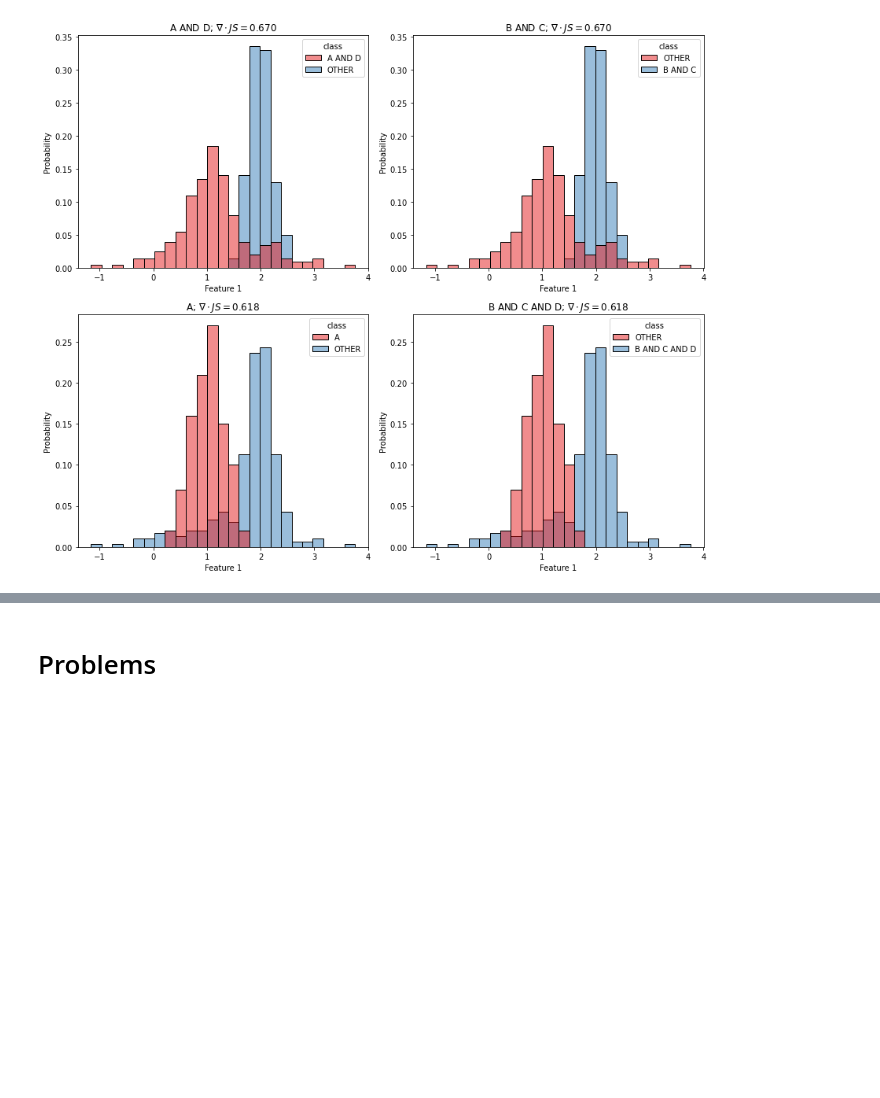
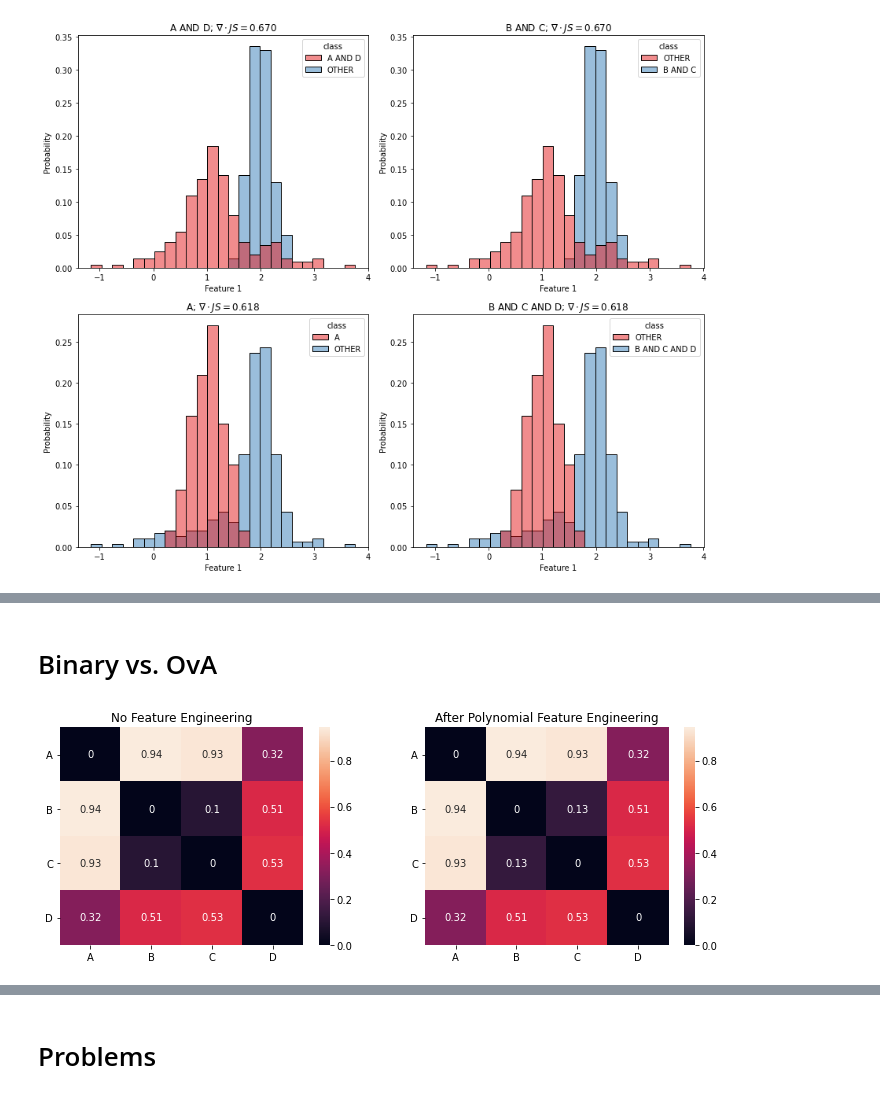
Before and after one commit to nathan-mahynski/nathan-mahynski.github.io, a Jupyter notebook: _tutorials/jensen_shannon/jensen_shannon.ipynb, the cells around one changed output, grey strips where cells are left out. Drawn from its saved outputs; the diff is of its cells as text; code cells hidden in the pictures; blank space fills up the shorter version.

```diff
--- a/_tutorials/jensen_shannon/jensen_shannon.ipynb
+++ b/_tutorials/jensen_shannon/jensen_shannon.ipynb
@@ -227,3 +230,5 @@ jsc.interesting(threshold=0.65, method="max", min_delta=0.05)
 # %%
 # (B,C) separted from the (A,D)
 # This is not always symmetric like this!
+# %% [markdown]
+# Binary vs. OvA
@@ -229,0 +237,27 @@ jsc.interesting(threshold=0.65, method="max", min_delta=0.05)
+# %%
+# Some feature engineering just to test
+from sklearn.preprocessing import PolynomialFeatures as PF
+from sklearn.preprocessing import StandardScaler as SS
+
+fig, axes = plt.subplots(nrows=1, ncols=2, figsize=(12,4))
+
+ss = SS()
+X_std = ss.fit_transform(X)
+
+jsb = JSBinary(js_bins=25)
+_ = jsb.fit(X_std,y)
+jsb.visualize(axes[0]) # standardizing does nothing, as expected
+axes[0].set_title('No Feature Engineering')
+
+pf = PF(degree=3)
+X_std_poly = pf.fit_transform(X_std)
+
+jsb = JSBinary(js_bins=25)
+_ = jsb.fit(X_std_poly,y)
+jsb.visualize(axes[1]) # Only very weak improvement suggesting this is not likely to help models
+axes[1].set_title('After Polynomial Feature Engineering')
+
+fig.patch.set_facecolor('white')
+plt.savefig('js_example13.png', dpi=300, transparent=False, bbox_inches='tight')
+# %% [output]
+[figure, added]
```
Also changed, not shown: parts of 18 cells of this notebook, 5 other files.
